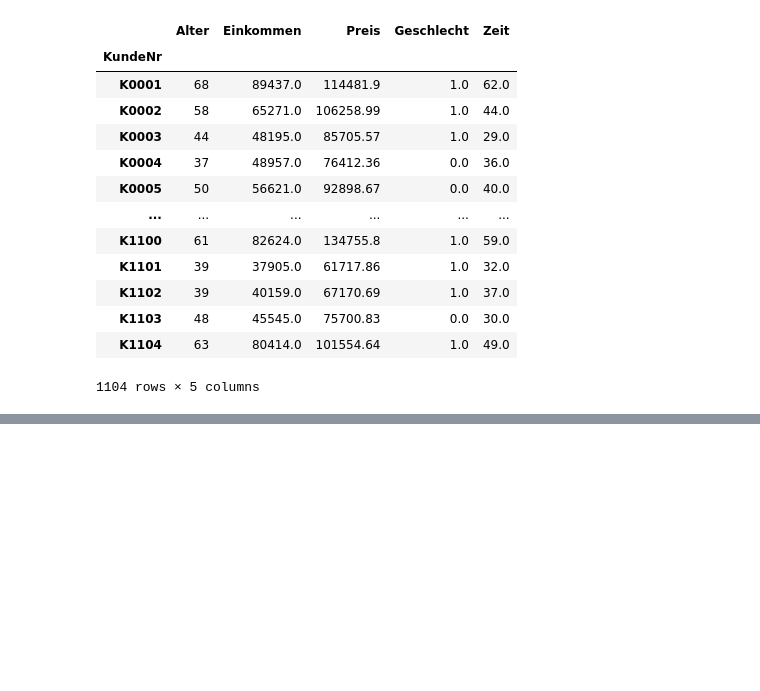
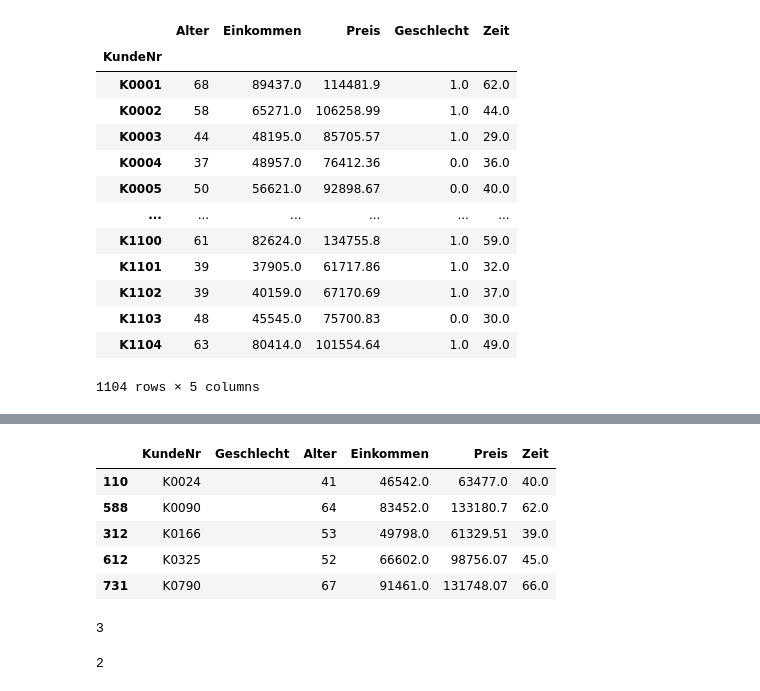
Before and after one commit to FastResearch/final_projectSS2024_Group3, a Jupyter notebook: organise Tab_Kund-SK-.ipynb, the cells around one changed output, grey strips where cells are left out. Drawn from its saved outputs; the diff is of its cells as text; code cells hidden in the pictures; blank space fills up the shorter version.

```diff
--- a/organise Tab_Kund-SK-.ipynb
+++ b/organise Tab_Kund-SK-.ipynb
@@ -158,0 +220,22 @@ Name: Geschlecht, Length: 1104, dtype: object
+# %%
+ausreißer_Geschlecht = table_customer_resorted[(table_customer_resorted['Geschlecht'] != '1.0') & (table_customer_resorted['Geschlecht'] != '0.0')]
+ausreißer_Geschlecht
+# %% [output]
+|  | KundeNr | Geschlecht | Alter | Einkommen | Preis | Zeit |
+| 110 | K0024 |  | 41 | 46542.0 | 63477.0 | 40.0 |
+| 588 | K0090 |  | 64 | 83452.0 | 133180.7 | 62.0 |
+| 312 | K0166 |  | 53 | 49798.0 | 61329.51 | 39.0 |
+| 612 | K0325 |  | 52 | 66602.0 | 98756.07 | 45.0 |
+| 731 | K0790 |  | 67 | 91461.0 | 131748.07 | 66.0 |
+# %%
+G_is_1 = 701/1104
+GNone_wird_G_is_1 = int(round(G_is_1*5, 0))
+GNone_wird_G_is_1
+# %% [output]
+3
+# %%
+G_is_0 = 398/1104
+GNone_wird_G_is_0 = int(round(G_is_0*5, 0))
+GNone_wird_G_is_0
+# %% [output]
+2
```
Also changed, not shown: parts of 16 cells of this notebook, 1 other file.
